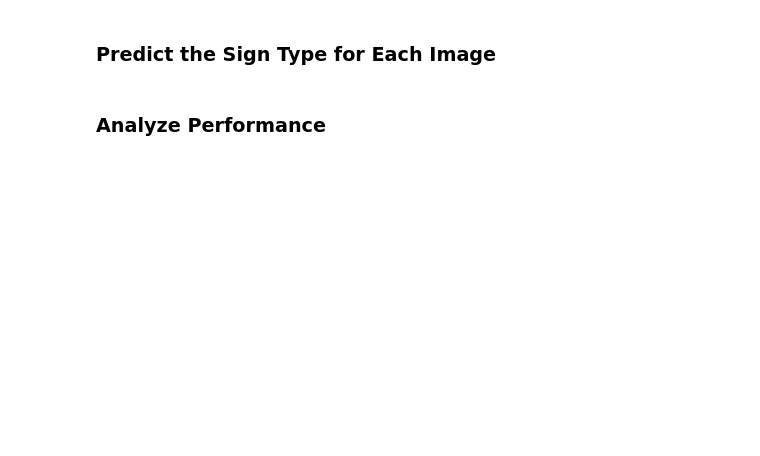
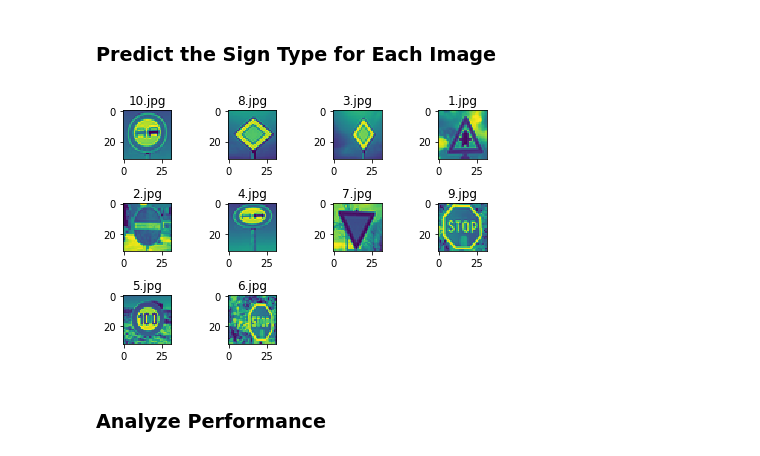
Before and after one commit to delafu/CarND-Traffic-Sign-Classifier-Project, a Jupyter notebook: Traffic_Sign_Classifier.ipynb, the cells around one changed output. Saved outputs shown, nothing was run; the diff lists cells and outputs as text; code cells hidden in the pictures; blank space fills up the shorter version.

Commit message:
Mejora histograma

```diff
--- a/Traffic_Sign_Classifier.ipynb
+++ b/Traffic_Sign_Classifier.ipynb
@@ -266,8 +276,8 @@ X_train=np.array(X_train_grey)
 X_valid=np.array(X_valid_grey)
 X_train=np.append(X_train,X_aug,axis=0)
 y_train=np.append(y_train,y_aug)
-X_train=(X_train-128)/128
-X_valid=(X_valid-128)/128
+#X_train=(X_train-128)/128
+#X_valid=(X_valid-128)/128
 # %%
 print(len(X_train))
 print(len(y_train))
@@ -345,7 +355,7 @@ logits=LeNet(x)
 ### Hyperparameters
 # %%
 batch_size=32
-epochs=100
+epochs=200
 lr=0.001
 # %% [markdown]
 ### Train, Validate and Test the Model
@@ -458,29 +480,32 @@ plt.tight_layout()
 # %%
 ### Run the predictions here and use the model to output the prediction for each image.
 ### Make sure to pre-process the images with the same pre-processing pipeline used earlier.
 ### Feel free to use as many code cells as needed.
 # To preprocess the images I have to resize the images to 32x32, convert to gray scale and nomalize the values
 import PIL
 from PIL import Image
 
 # resize to 32x32 and conver to gray scale and show the result
 
 fig = plt.figure()
 imgs=[]
 for i in range(len(arr)):
     a=fig.add_subplot(3,4,(i+1))
     a.set_title(arr[i])
     img = Image.open('test_images/'+arr[i])
     img = img.resize((32, 32), PIL.Image.ANTIALIAS)
-    img=rgb2gray(np.asarray(img))
+    img_eq = exposure.equalize_hist(np.asarray(img))
+    img=rgb2gray(img_eq)
     imgs.append(img.reshape(32,32,1))
     plt.imshow(img)
 plt.tight_layout()
 
 # normalize the images
-X_test=(np.array(imgs)-128)/128
-
+#X_test=(np.array(imgs)-128)/128
+X_test=np.array(imgs)
 # test the network
+# %% [output]
+[figure, added]
 # %% [markdown]
 ### Analyze Performance
 # %%
```
Also changed, not shown: parts of 6 cells of this notebook, 5 other files.
